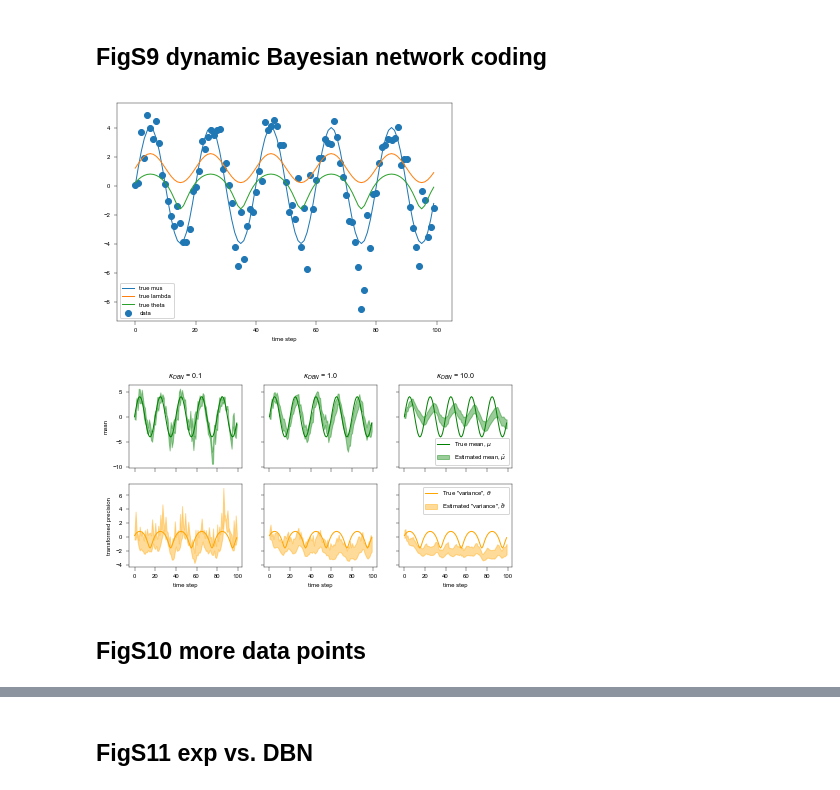
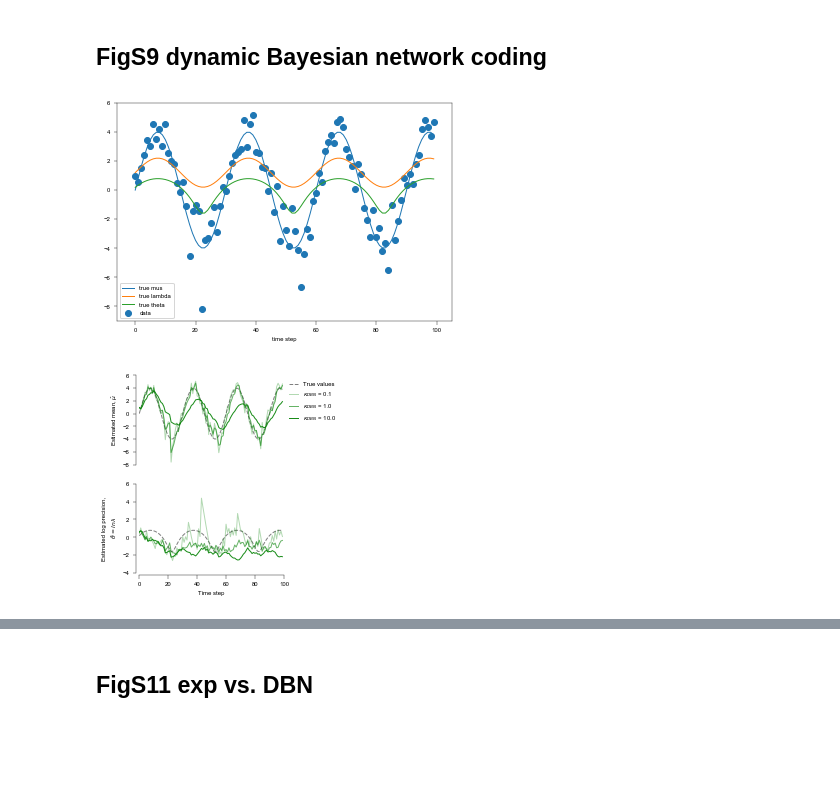
Before and after one commit to ywqin/paper-innate-immune-adaptation, a Jupyter notebook: figures.ipynb, the cells around one changed output, grey strips where cells are left out. Drawn from its saved outputs; the diff is of its cells as text; code cells hidden in the pictures; blank space fills up the shorter version.

```diff
--- a/figures.ipynb
+++ b/figures.ipynb
@@ -1928,9 +2065,10 @@ N=100
 xs=[]
 mus=[]
 lambdas=[]
+period = 30
 for i in range(N):
-	mus.append(4.0*np.sin(2*np.pi*i/20))
-	lambdas.append(1.0*np.sin(2*np.pi*i/20)+1.2)
+	mus.append(4.0*np.sin(2*np.pi*i/period))
+	lambdas.append(1.0*np.sin(2*np.pi*i/period)+1.2)
 	xs.append(np.random.normal(mus[-1],np.sqrt(1/lambdas[-1]))) # x~N(mu,1)
 true_theta = np.log(np.array(lambdas))
 plt.plot(mus,label='true mus')
@@ -1941,57 +2079,71 @@ plt.xlabel('time step')
 plt.legend()
 plt.show()
 # %% [output]
-[figure, old version]
+[figure, new version]
 # %%
 def cal_abcd(kappa_DBN):
 	a = [] # mu ~ N(a,np.sqrt(1/b))
 	b = []
 	c = [] # theta ~ N(c,np.sqrt(1/d))
 	d = []
 	a_past = 1
 	b_past = 1
 	c_past = 1
 	d_past = 1
 	for i in range(N):
 		E_theta = np.exp(c_past+0.5/d_past)
 		ab_con = b_past*kappa_DBN/(kappa_DBN+b_past)
 		a.append((E_theta*xs[i] + ab_con*a_past)/(ab_con+E_theta))
 		b.append(E_theta + ab_con)
 		E_mu = (xs[i]-a_past)**2+1/b_past
 		cd_con = d_past*kappa_DBN/(kappa_DBN+d_past)
 		c.append((0.5+ cd_con*c_past-
 				  0.5*np.exp(c_past)*(1-c_past)*E_mu)/(0.5*np.exp(c_past)*E_mu+cd_con))
 		d.append(0.5*np.exp(c_past)*E_mu+cd_con)
 		a_past = a[-1]
 		b_past = b[-1]
 		c_past = c[-1]
 		d_past = d[-1]
 	return(a,b,c,d)
-fig,axs = plt.subplots(2,3,sharex='col', sharey='row',figsize=(DOUBLE_COLUMN,SINGLE_COLUMN))
+
+fig = plt.figure(figsize=(SINGLE_COLUMN, SINGLE_COLUMN))
 plt.rc('font', size=LABEL_SIZE, family=FAMILY)
+ax1 = fig.add_axes([0.17, 0.6, 0.6, 0.37])
+ax2 = fig.add_axes([0.17, 0.15, 0.6, 0.37])
+
+ax1.spines['right'].set_visible(False)
+ax1.spines['top'].set_visible(False)
+ax1.spines['bottom'].set_visible(False)
+ax1.tick_params(bottom=False, labelbottom=False)
+ax1.spines['left'].set_position(('axes', -0.02))
+ax2.spines['right'].set_visible(False)
+ax2.spines['top'].set_visible(False)
+ax2.spines['bottom'].set_position(('axes', -0.02))
+ax2.spines['left'].set_position(('axes', -0.02))
+
+# ax1.plot(mus,label=r'True mean, $\mu$',**DASH_STYLE)
+ax1.plot(mus,label='True values',**DASH_STYLE)
+ax2.plot(true_theta,**DASH_STYLE)
+
 kappa_DBNs = [0.1,1,10]
+alphas = [0.3,0.6,0.9]
 for i in range(3):
 	kappa_DBN = kappa_DBNs[i]
-	axs[0,i].set_title(r'$\kappa_{DBN}$ = %.1f'%kappa_DBN)
-	axs[0,i].plot(mus,label=r'True mean, $\mu$',color='green')
-	#axs[0,i].scatter(np.arange(N),xs,label='data')
 	a,b,c,d = cal_abcd(kappa_DBN)
-	b= np.array(b)
-	error = np.sqrt(1.0/b)
-	axs[0,i].fill_between(np.arange(N), a-error, a+error,label=r'Estimated mean, $\hat{\mu}$',color='green',alpha=0.4)
-	#axs[1,i].set_ylim([-5,8])
-	axs[1,i].plot(true_theta,label=r'True "variance", $\theta$',color='orange')
-	d= np.array(d)
-	error2 = np.sqrt(1.0/d)
-	axs[1,i].fill_between(np.arange(N), c-error2, c+error2,label=r'Estimated "variance", $\hat{\theta}$',color='orange',alpha=0.4)
-	axs[1,i].set_xlabel('time step')
-axs[0,2].legend(loc='lower right')
-axs[1,2].legend(loc='upper right')
-axs[0,0].set_ylabel('mean')
-axs[1,0].set_ylabel('transformed precision')
-plt.savefig('figs9_changeKappaDBN.pdf',format='pdf',dpi=300)
+	ax1.plot(np.arange(N), a, label='$\kappa_{DBN}$ = %.1f'%kappa_DBN, color='green', alpha=alphas[i])
+	ax2.plot(np.arange(N), c, label='$\kappa_{DBN}$ = %.1f'%kappa_DBN, color='green', alpha=alphas[i])
+
+ax1.set_xlim([0,100])
+ax2.set_xlim([0,100])
+ax1.set_ylim([-8,6])
+ax2.set_ylim([-4,6])
+
+ax2.set_xlabel('Time step')
+ax1.legend(loc='center',bbox_to_anchor=(1.15, 0.45, 0.1, 0.5),handlelength=1.5, frameon=False)
+
+ax1.set_ylabel('Estimated mean, $\hat{\mu}$')
+ax2.set_ylabel('Estimated log precision,\n $\hat{\\theta}=ln{\lambda}$')
+plt.savefig('figs9-changeKappaDBN.pdf',format='pdf',dpi=300)
 plt.show()
 # %% [output]
-[figure, old version]
+[figure, new version]
-# %% [markdown]
-## FigS10 more data points
```
Also changed, not shown: parts of 24 cells of this notebook.
